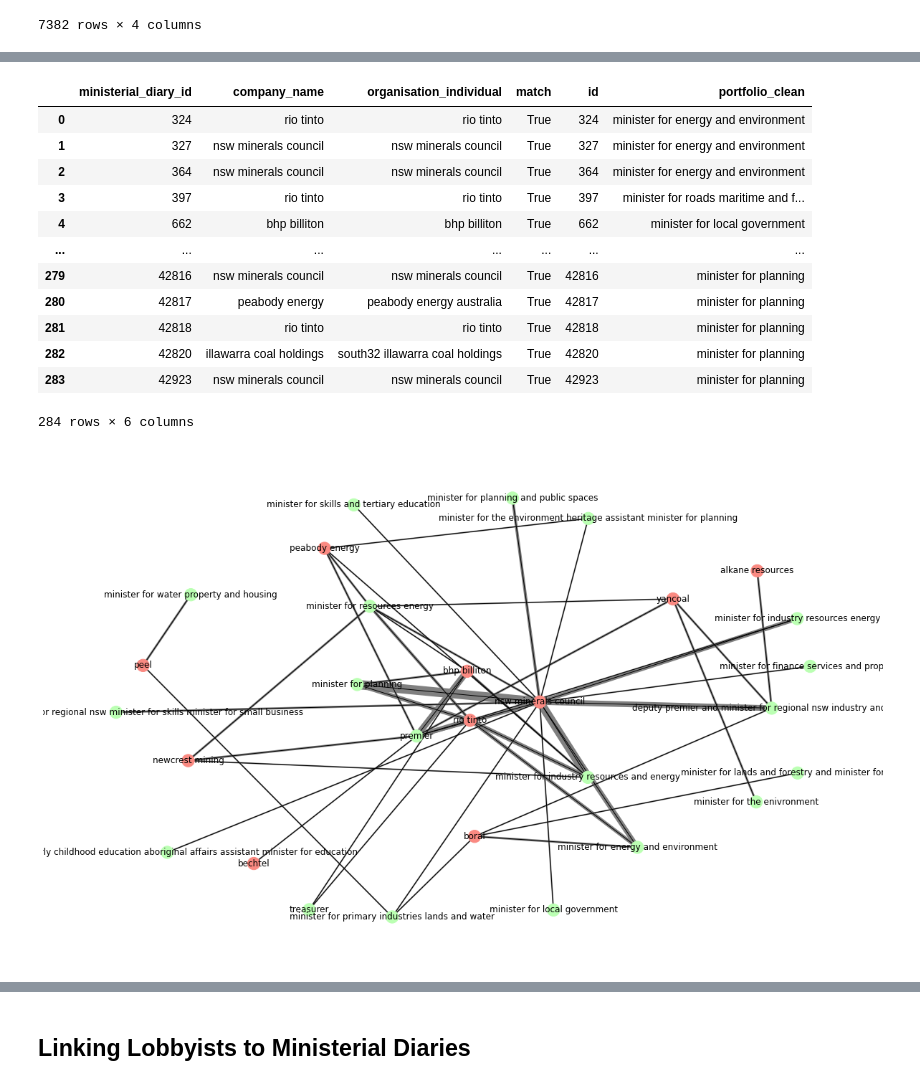
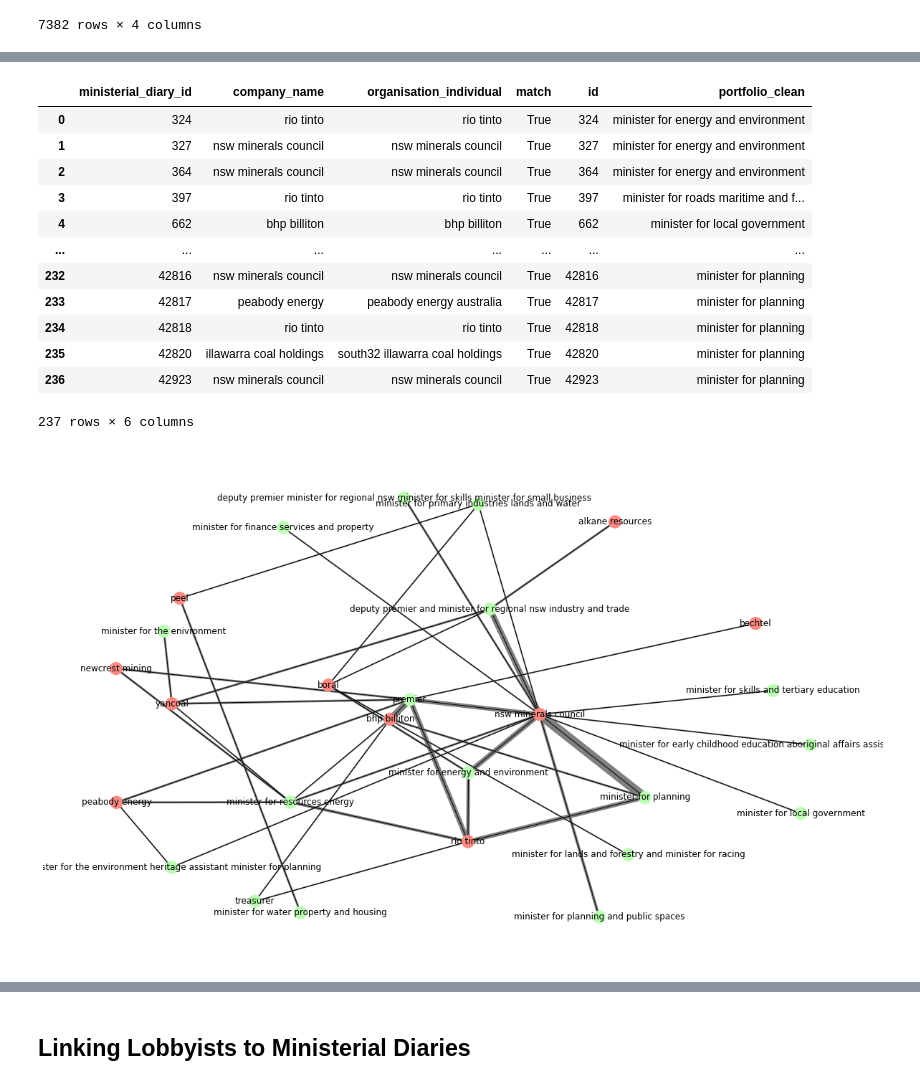
Before and after one commit to sjeruto/ARDC-Project, a Jupyter notebook: notebooks/mg_workbook.ipynb, the cells around one changed output, grey strips where cells are left out. Drawn from its saved outputs; the diff is of its cells as text; code cells hidden in the pictures.

Commit message:
minor updates to cleaning and joining logic, development of netword graphs as wordclouds

```diff
--- a/notebooks/mg_workbook.ipynb
+++ b/notebooks/mg_workbook.ipynb
@@ -119,11 +111,10 @@ class Searcher:
             [mining_companies.append(name) for name in self.mining_data_df['company_clean'].unique()
                 if name not in mining_companies and 'deceased' not in name]
 
-            temp_df = pd.DataFrame({ 'company_name': mining_companies})
-            clean_business_name(temp_df, 'company_name')
-            self.mining_company_names = temp_df['company_name_clean'].tolist()
+            self.mining_company_names = pd.DataFrame({ 'company_name': mining_companies})
+            clean_business_name(self.mining_company_names, 'company_name')
+            self.mining_company_names = self.mining_company_names['company_name_clean'].tolist()
 
-        # clean_business_name(mining_companies_df, 'company_name')
         return self.mining_company_names
 
     def _is_client_mining_company(self, client_name):
@@ -191,5 +182,7 @@ search = Searcher(all_lobbyist_employees_df, mining_data_df, all_lobyist_clients
 
 search.link_to_lobbyist_employee_name(diaries_df['organisation_individual_clean'], diaries_df['id'])
 associated = search.get_associated_employees_df()
+associated = associated.merge(unique_lobbyist_orgs_df, left_on = 'lobbyist_abn_clean', right_on = 'abn_clean')[[
+    'ministerial_diary_id', 'lobbyist_name_clean', 'title', 'portfolio_clean', 'lobbyist_org_name', 'lobbyist_abn_clean']].drop_duplicates()
 associated
 # %% [output]
@@ -225,0 +202,11 @@ mining_company_associations
+# %%
+mining_company_associations = search.get_client_associations_df()
+mining_company_associations = mining_company_associations.merge(unique_lobbyist_orgs_df, left_on = 'lobbyist_abn_clean', right_on = 'abn_clean')[[
+    'client_name', 'mining_company_name', 'name', 'lobbyist_abn_clean' #, 'lobbyist_org_name'
+    ]].drop_duplicates()
+mining_company_associations = mining_company_associations.merge(associated, left_on = 'lobbyist_abn_clean', right_on = 'lobbyist_abn_clean').drop_duplicates()
+mining_company_associations
+# nodes
+# name
+# lobbyist_org_name
+# portfolio_clean
@@ -235,60 +236,44 @@ mining_associations_df
 | 3 | 397 | rio tinto | rio tinto | True | 397 | minister for roads maritime and f... |
 | 4 | 662 | bhp billiton | bhp billiton | True | 662 | minister for local government |
 | ... | ... | ... | ... | ... | ... | ... |
-| 279 | 42816 | nsw minerals council | nsw minerals council | True | 42816 | minister for planning |
-| 280 | 42817 | peabody energy | peabody energy australia | True | 42817 | minister for planning |
-| 281 | 42818 | rio tinto | rio tinto | True | 42818 | minister for planning |
-| 282 | 42820 | illawarra coal holdings | south32 illawarra coal holdings | True | 42820 | minister for planning |
-| 283 | 42923 | nsw minerals council | nsw minerals council | True | 42923 | minister for planning |
+| 232 | 42816 | nsw minerals council | nsw minerals council | True | 42816 | minister for planning |
+| 233 | 42817 | peabody energy | peabody energy australia | True | 42817 | minister for planning |
+| 234 | 42818 | rio tinto | rio tinto | True | 42818 | minister for planning |
+| 235 | 42820 | illawarra coal holdings | south32 illawarra coal holdings | True | 42820 | minister for planning |
+| 236 | 42923 | nsw minerals council | nsw minerals council | True | 42923 | minister for planning |
-284 rows × 6 columns
+237 rows × 6 columns
 # %%
-# lobbyist_abn_clean
-# -> lobbyist_name
-# --> portfolio_clean
+
 m_df = mining_associations_df[['company_name', 'portfolio_clean', 'ministerial_diary_id']].groupby(['company_name', 'portfolio_clean']).count().reset_index()
 m_df.columns = ['company_name', 'portfolio_clean', 'weight']
 m_df = m_df[m_df['weight'] > 1]
 ma_df = mining_company_associations.merge(associated, on='lobbyist_abn_clean', how='left')
-lobbyists = ma_df[ma_df['lobbyist_name'].isna() == False]
-
+# lobbyists = ma_df[ma_df['lobbyist_name'].isna() == False]
 
 import networkx as nx
 import matplotlib.pyplot as plt
 plt.rcParams["figure.figsize"] = (21,13)
 G = nx.Graph()
+
 color_map = []
-# color_map = ['orange' for l in lobbyists['lobbyist_abn_clean'].unique()]
-# G.add_nodes_from(lobbyists['lobbyist_abn_clean'])
-# color_map += ['blue' for l in lobbyists['lobbyist_name'].unique()]
-# G.add_nodes_from(lobbyists['lobbyist_name'])
-# color_map += ['green' for l in lobbyists['portfolio_clean'].unique()]
-color_map += ['#bbffb3' for l in m_df['portfolio_clean'].unique()]# if l not in lobbyists['portfolio_clean'].unique()]
-# G.add_nodes_from(lobbyists['portfolio_clean'])
+color_map += ['#bbffb3' for l in m_df['portfolio_clean'].unique()]
 G.add_nodes_from(m_df['portfolio_clean'])
-
-# company_name
-# portfolio_clean
 color_map += ['#fa8a82' for l in m_df['company_name'].unique()]
 G.add_nodes_from(m_df['company_name'])
-
-# G.add_edges_from(lobbyists[['lobbyist_abn_clean', 'lobbyist_name']].itertuples(index=False, name=None))
-# G.add_edges_from(lobbyists[['portfolio_clean', 'lobbyist_name']].itertuples(index=False, name=None))
 G.add_weighted_edges_from(m_df[['company_name', 'portfolio_clean', 'weight']].itertuples(index=False, name=None))
 pos = nx.spring_layout(G, k=2, iterations=50)
-
 
 all_weights = []
 for (node1,node2,data) in G.edges(data=True):
     all_weights.append(data['weight'])
 
 unique_weights = list(set(all_weights))
 for weight in unique_weights:
-    #4 d. Form a filtered list with just the weight you want to draw
     weighted_edges = [(node1,node2) for (node1,node2,edge_attr) in G.edges(data=True) if edge_attr['weight']==weight]
     width = weight
     nx.draw_networkx_edges(G,pos,edgelist=weighted_edges,width=width, edge_color='grey')
 
 nx.draw(G, cmap = plt.get_cmap('jet'), with_labels=True, node_color=color_map, pos=pos)
 plt.show()
 # %% [output]
-[figure, old version]
+[figure, new version]
```
Also changed, not shown: parts of 14 cells of this notebook, 2 other files.
